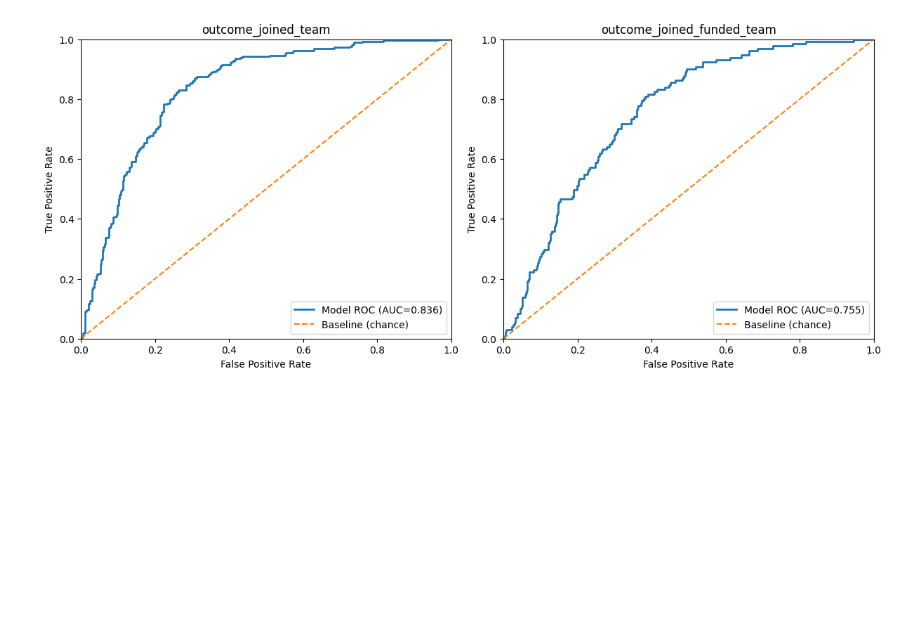
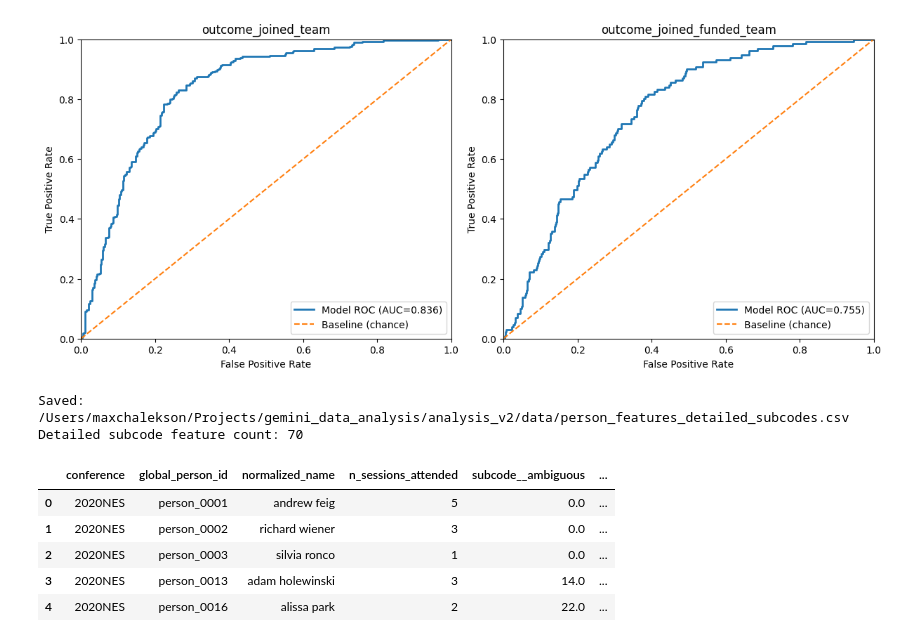
Before and after one commit to eveyhuang/gemini_data_analysis, a Jupyter notebook: analysis_v2/notebooks/7-person_level_modeling.ipynb, the cells around one changed output. Drawn from its saved outputs; the diff is of its cells as text; code cells hidden in the pictures; blank space fills up the shorter version.

```diff
--- a/analysis_v2/notebooks/7-person_level_modeling.ipynb
+++ b/analysis_v2/notebooks/7-person_level_modeling.ipynb
@@ -529,3 +529,82 @@ plt.show()
 # %% [output]
 Saved: /Users/maxchalekson/Projects/gemini_data_analysis/analysis_v2/figures/person_model_roc_curves.png
 [figure]
+# %%
+# Build detailed subcode features (person-within-conference)
+subcode_rows = []
+for conf_dir in sorted(OUTPUTS_DIR.glob('*')):
+    if not conf_dir.is_dir():
+        continue
+    conference = conf_dir.name
+    for out_dir in sorted(conf_dir.glob('output_*')):
+        if not out_dir.is_dir():
+            continue
+        for json_path in out_dir.rglob('*.json'):
+            try:
+                payload = json.loads(json_path.read_text())
+            except Exception:
+                continue
+            if not isinstance(payload, dict):
+                continue
+            utterances = payload.get('utterance_annotations', [])
+            if not isinstance(utterances, list):
+                continue
+
+            for utt in utterances:
+                if not isinstance(utt, dict):
+                    continue
+                speaker = resolve_alias(norm_name(utt.get('speaker')))
+                pid = person_lookup.get((conference, speaker))
+                if not pid:
+                    continue
+
+                for c in (utt.get('codes') or []):
+                    if not isinstance(c, dict):
+                        continue
+                    sc = str(c.get('subcode', '')).strip().lower()
+                    if not sc:
+                        continue
+                    sc_norm = re.sub(r'[^a-z0-9]+', '_', sc).strip('_')
+                    if not sc_norm:
+                        continue
+                    subcode_rows.append({
+                        'conference': conference,
+                        'global_person_id': pid,
+                        'subcode_feature': f'subcode__{sc_norm}',
+                        'count': 1,
+                    })
+
+if subcode_rows:
+    subcode_df = pd.DataFrame(subcode_rows)
+    subcode_pivot = (
+        subcode_df
+        .groupby(['conference', 'global_person_id', 'subcode_feature'], as_index=False)['count'].sum()
+        .pivot_table(index=['conference', 'global_person_id'], columns='subcode_feature', values='count', fill_value=0)
+        .reset_index()
+    )
+    subcode_pivot.columns.name = None
+else:
+    subcode_pivot = pd.DataFrame(columns=['conference', 'global_person_id'])
+
+person_df_detailed = person_df.merge(subcode_pivot, on=['conference', 'global_person_id'], how='left')
+subcode_cols = [c for c in person_df_detailed.columns if c.startswith('subcode__')]
+if subcode_cols:
+    person_df_detailed[subcode_cols] = person_df_detailed[subcode_cols].fillna(0)
+
+# requested naming
+person_df_detailed['n_sessions_attended'] = person_df_detailed['n_sessions_seen']
+
+detailed_path = V2_DATA_DIR / 'person_features_detailed_subcodes.csv'
+person_df_detailed.to_csv(detailed_path, index=False)
+print('Saved:', detailed_path)
+print('Detailed subcode feature count:', len(subcode_cols))
+person_df_detailed[['conference', 'global_person_id', 'normalized_name', 'n_sessions_attended'] + subcode_cols[:5]].head()
+# %% [output]
+Saved: /Users/maxchalekson/Projects/gemini_data_analysis/analysis_v2/data/person_features_detailed_subcodes.csv
+Detailed subcode feature count: 70
+|  | conference | global_person_id | normalized_name | n_sessions_attended | subcode__ambiguous | ... |
+| 0 | 2020NES | person_0001 | andrew feig | 5 | 0.0 | ... |
+| 1 | 2020NES | person_0002 | richard wiener | 3 | 0.0 | ... |
+| 2 | 2020NES | person_0003 | silvia ronco | 1 | 0.0 | ... |
+| 3 | 2020NES | person_0013 | adam holewinski | 3 | 14.0 | ... |
+| 4 | 2020NES | person_0016 | alissa park | 2 | 22.0 | ... |
```
Also changed, not shown: parts of 2 cells of this notebook, 6 other files.
